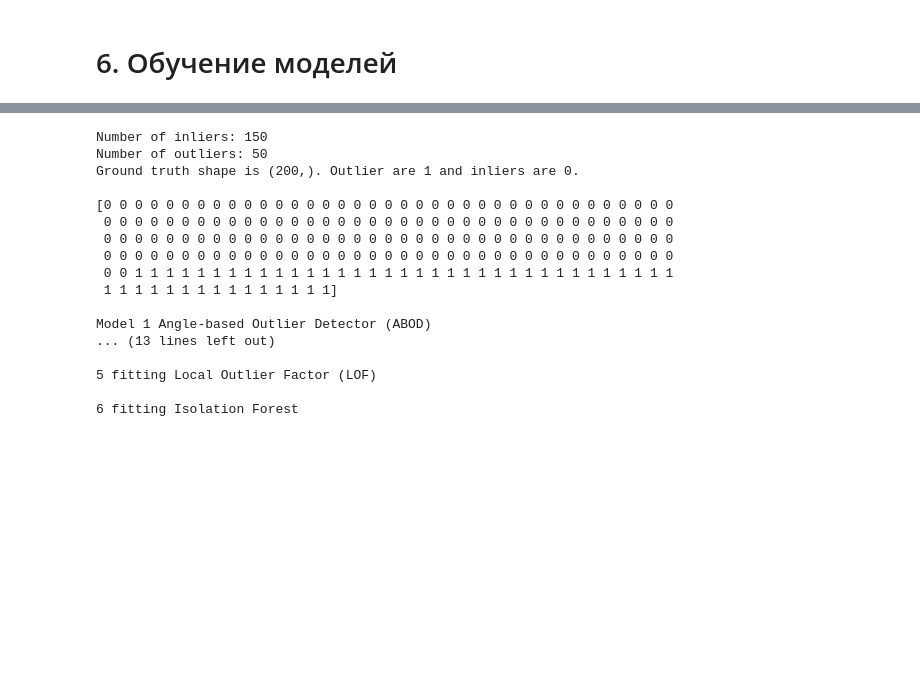
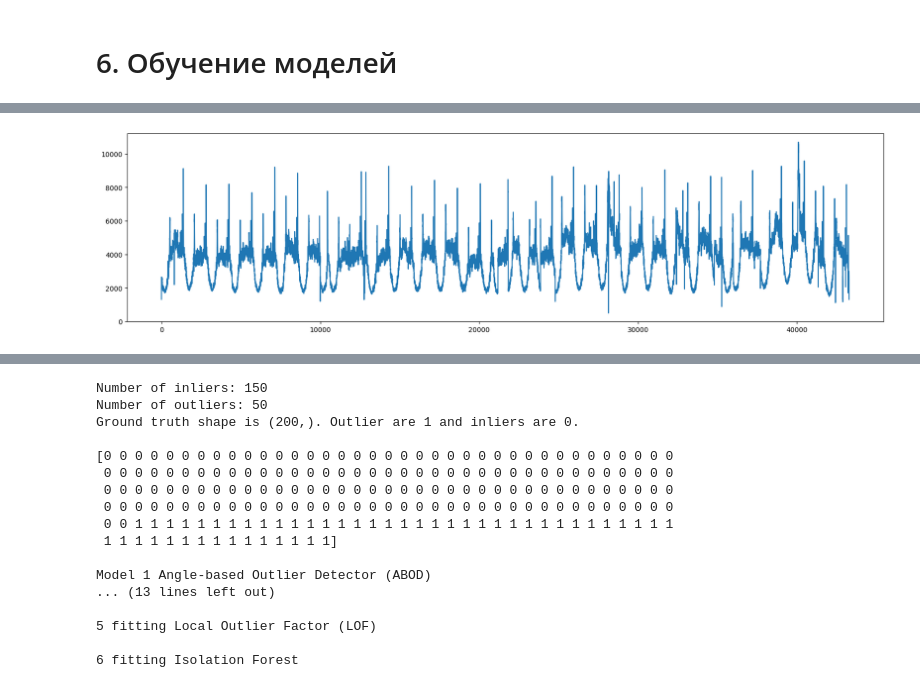
Before and after one commit to ilkaxd/RedLabHack, a Jupyter notebook: analytics/Анализ аномалий.ipynb, the cells around one changed output, grey strips where cells are left out. Saved outputs shown, nothing was run; the diff lists cells and outputs as text; code cells hidden in the pictures; blank space fills up the shorter version.

```diff
--- a/analytics/Анализ аномалий.ipynb
+++ b/analytics/Анализ аномалий.ipynb
@@ -37,6 +263,4 @@ n_test = 100  # number of testing points
 # %% [markdown]
 # 4. Выгрузка данных
 # %%
-X_train, X_test, y_train, y_test = pyod.utils.data.generate_data(
-    n_train=n_train, n_test=n_test, contamination=contamination
-)
+data = pd.read_csv('metrics_collector.tsv', sep='\t', low_memory=False)
@@ -44,0 +488,3 @@ X_train, X_test, y_train, y_test = pyod.utils.data.generate_data(
+# %%
+# Выбрасываем столбцы с одинаковыми значениями
+data = data.drop(['account_id', 'language', 'app_name', 'app_id', 'display_host', 'pid', 'labels'], axis=1)
@@ -47,15 +572,18 @@ X_train, X_test, y_train, y_test = pyod.utils.data.generate_data(
 # %%
+%%time
+X_train = data[['Throughput']].dropna()
+
 clf_name = 'KNN'
-clf = KNN()
+clf = KNN(contamination=outliers_fraction)
 clf.fit(X_train)
 
 # get the prediction labels and outlier scores of the training data
 y_train_pred = clf.labels_  # binary labels (0: inliers, 1: outliers)
 y_train_scores = clf.decision_scores_  # raw outlier scores
 
-# get the prediction on the test data
-y_test_pred = clf.predict(X_test)  # outlier labels (0 or 1)
-y_test_scores = clf.decision_function(X_test)  # outlier scores
+# # get the prediction on the test data
+# y_test_pred = clf.predict(X_test)  # outlier labels (0 or 1)
+# y_test_scores = clf.decision_function(X_test)  # outlier scores
 
-# it is possible to get the prediction confidence as well
-y_test_pred, y_test_pred_confidence = clf.predict(X_test, return_confidence=True)  # outlier labels (0 or 1) and confidence in the range of [0,1]
+# # it is possible to get the prediction confidence as well
+# y_test_pred, y_test_pred_confidence = clf.predict(X_test, return_confidence=True)  # outlier labels (0 or 1) and confidence in the range of [0,1]
@@ -79,0 +593,7 @@ visualize(clf_name, X_train, y_train, X_test, y_test, y_train_pred,
+# %%
+%%time
+forest = IForest(contamination=0.1, random_state=random_state)
+forest.fit(X_train)
+
+y_train_pred = forest.labels_  # binary labels (0: inliers, 1: outliers)
+y_train_scores = forest.decision_scores_  # raw outlier scores
@@ -79,0 +603,16 @@ visualize(clf_name, X_train, y_train, X_test, y_test, y_train_pred,
+# %%
+prediction = pd.DataFrame(
+    {
+        'Прогноз': y_train_scores
+    },
+    index=data.loc[X_train.index, 'point'],
+).sort_index()
+
+plt.figure(figsize=(20, 5))
+
+# plt.plot(prediction)
+plt.plot(X_train.values)
+
+plt.show()
+# %% [output]
+[figure, added]
```
Also changed, not shown: parts of 26 cells of this notebook, 2 other files.
